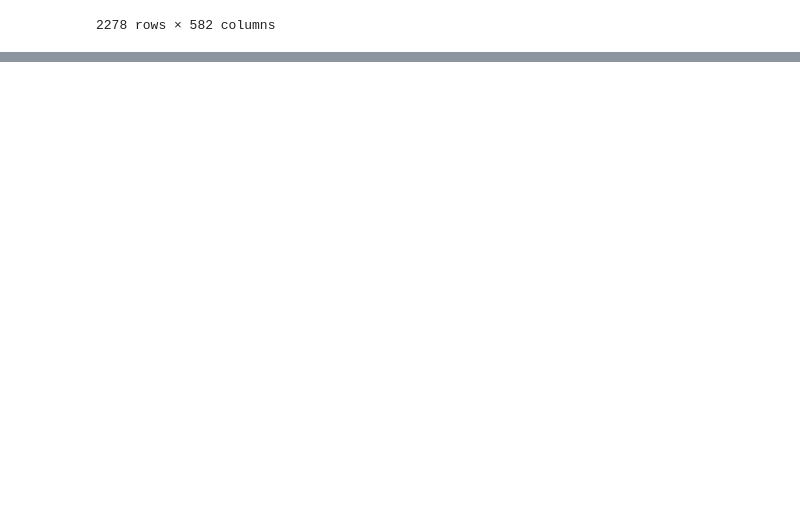
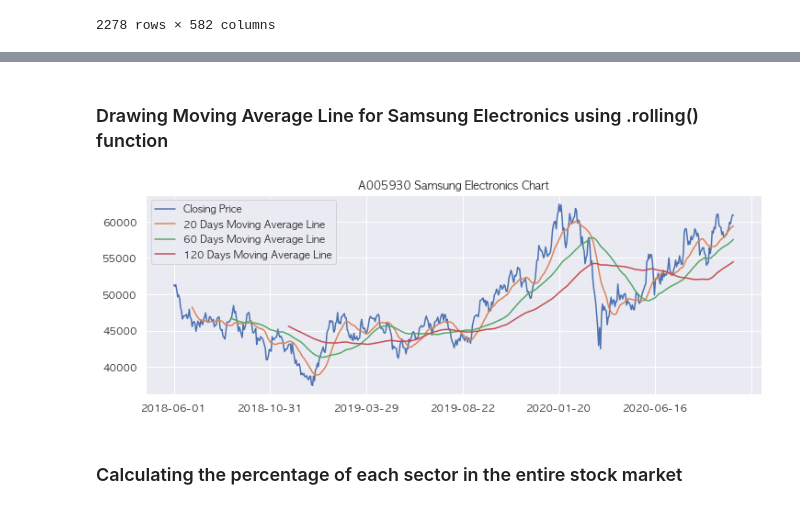
Before and after one commit to mjmax75/Stock_Analysis, a Jupyter notebook: stock_analysis.ipynb, the cells around one changed output, grey strips where cells are left out. Saved outputs shown, nothing was run; the diff lists cells and outputs as text; code cells hidden in the pictures; blank space fills up the shorter version.

```diff
--- a/stock_analysis.ipynb
+++ b/stock_analysis.ipynb
@@ -172,0 +221,14 @@ d['eq']
+# %% [markdown]
+### Drawing Moving Average Line for Samsung Electronics using .rolling() function
+# %%
+d['adj_close'].loc[code, :].plot(figsize=(12,4), label='Closing Price');
+d['adj_close'].loc[code, :].rolling(20).mean().plot(label='20 Days Moving Average Line');
+d['adj_close'].loc[code, :].rolling(60).mean().plot(label='60 Days Moving Average Line');
+d['adj_close'].loc[code, :].rolling(120).mean().plot(label='120 Days Moving Average Line');
+
+plt.title(f"{code} Samsung Electronics Chart")
+plt.legend();
+# %% [output]
+[figure, added]
+# %% [markdown]
+### Calculating the percentage of each sector in the entire stock market
```
Also changed, not shown: parts of 13 cells of this notebook.
